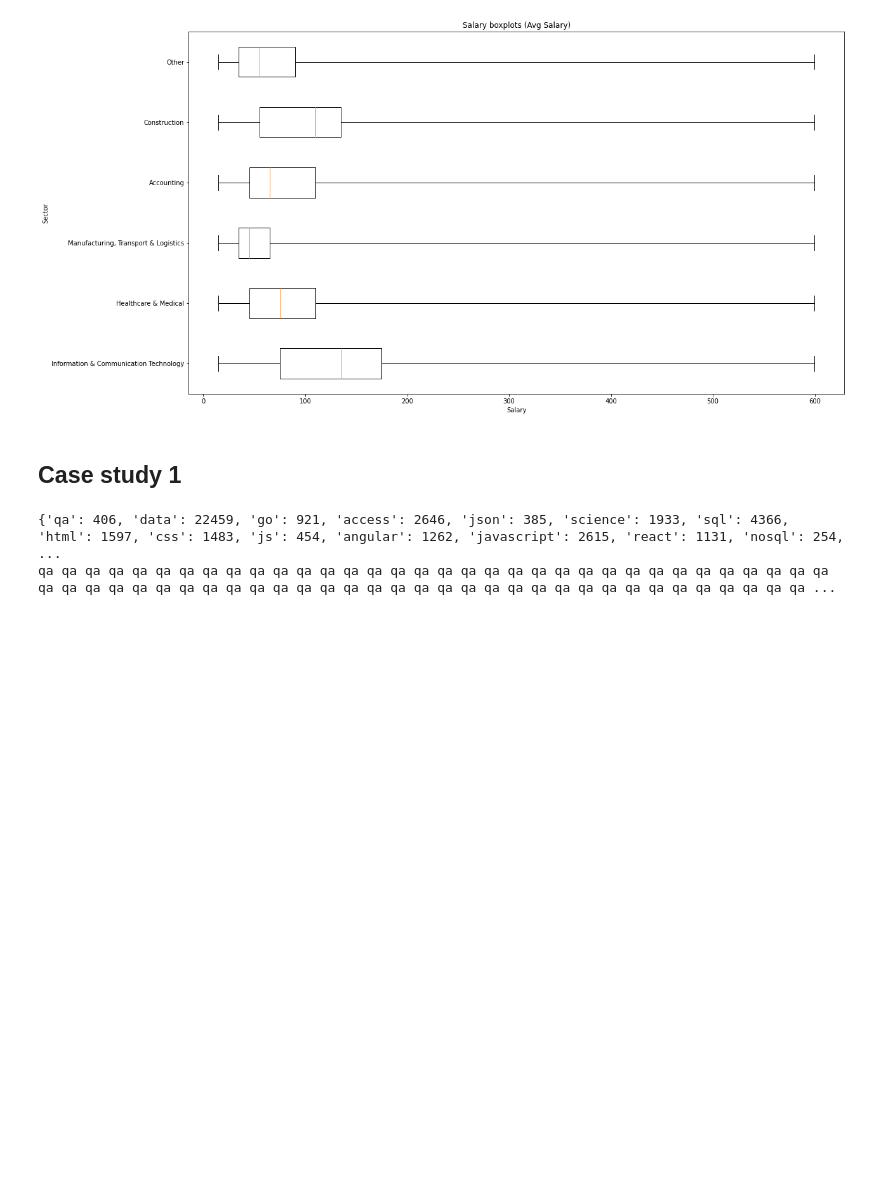
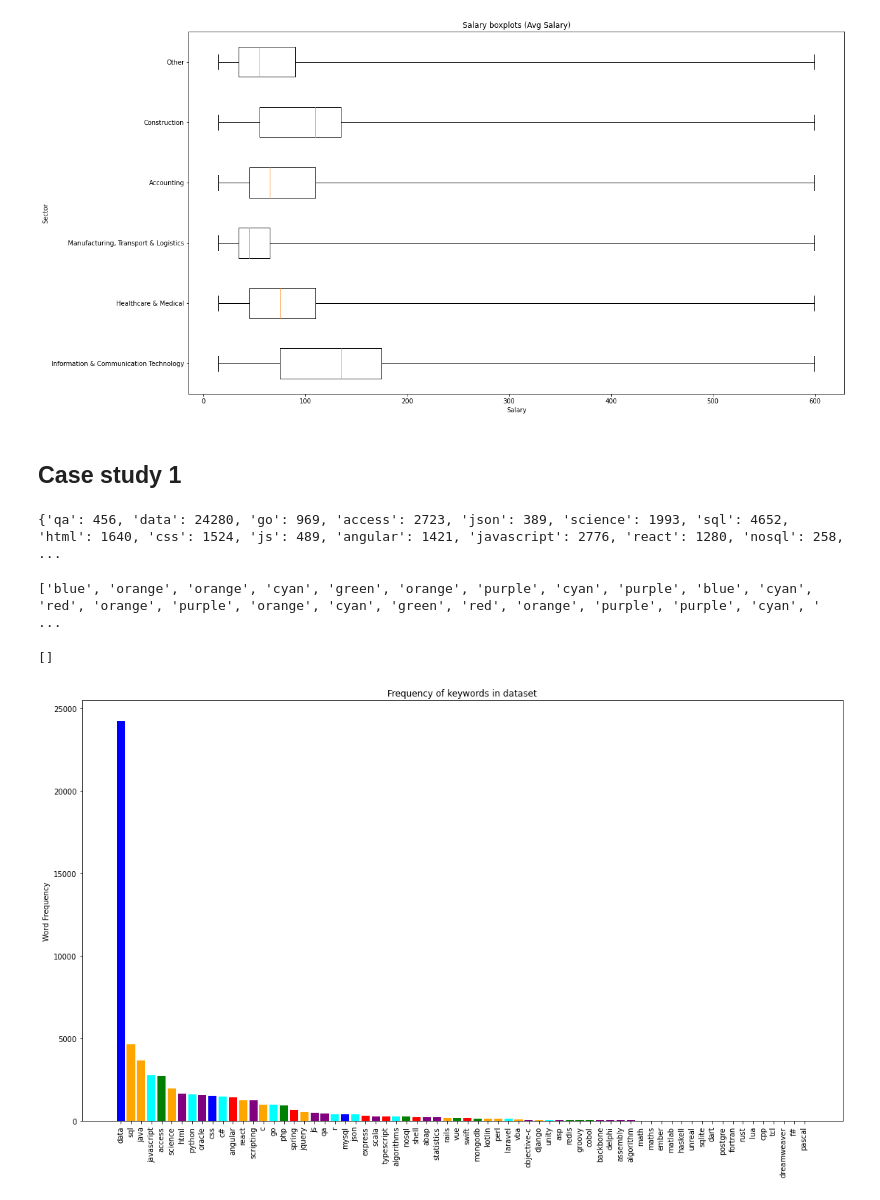
Before and after one commit to ErrolMc/3803-Assignment, a Jupyter notebook: Assignment/Notebook/Assignment.ipynb, the cells around one changed output. Drawn from its saved outputs; the diff is of its cells as text; code cells hidden in the pictures; blank space fills up the shorter version.

```diff
--- a/Assignment/Notebook/Assignment.ipynb
+++ b/Assignment/Notebook/Assignment.ipynb
@@ -406,6 +476,0 @@ period_df = GetPeriodDf(techDF)
-# %%
-numPeriods = len(period_df)
-lastPeriod = periods[len(periods)-1]
-extra_periods = 5
-for i in range(lastPeriod + 1, lastPeriod + extra_periods + 1):
-    period_df = period_df.append({"Period": i, "TotalSalary": 0, "NumSalaries": 0, "AvgSalary": 0}, ignore_index=True)
@@ -646,10 +697,12 @@ import string
 requirements = list()
 for index, row in df.iterrows():
     sector = str(row["Classification"])
-    requirement = str(row["Requirement"]).strip()
 
     if sector == "Information & Communication Technology":
+        requirement = str(row["Requirement"]).strip()
+        description = str(row["FullDescription"]).strip()
         requirements.append(requirement)
+        requirements.append(description)
 # %%
 def remove_html_tags(text):
     """Remove html tags from a string"""
@@ -696,7 +731,7 @@ skills = set(["c++", "cpp", "java", "javascript", "python", "html", "css", "c#",
               "unity", "unreal", "godot",
               "oracle", "mysql", "sql server", "postgre", "mongodb", "db2", "redis", "sqlite", "access",
               "math", "statistics", "science", "algorithm", "algorithms", "maths",
-              "intelligent system", "big data", "data", "aig Data analysis",
+              "intelligent system", "big data", "data", "big Data analysis", "data science",
               "visual studio", "dreamweaver",
               "scripting", "qa"])
 
@@ -716,7 +751,42 @@ for key in frequencies:
     for i in range(count):
         wordcloud += key + " "
 
-print(wordcloud)
+#print(wordcloud)
 # %% [output]
-{'qa': 406, 'data': 22459, 'go': 921, 'access': 2646, 'json': 385, 'science': 1933, 'sql': 4366, 'html': 1597, 'css': 1483, 'js': 454, 'angular': 1262, 'javascript': 2615, 'react': 1131, 'nosql': 254, ...
-qa qa qa qa qa qa qa qa qa qa qa qa qa qa qa qa qa qa qa qa qa qa qa qa qa qa qa qa qa qa qa qa qa qa qa qa qa qa qa qa qa qa qa qa qa qa qa qa qa qa qa qa qa qa qa qa qa qa qa qa qa qa qa qa qa qa qa ...
+{'qa': 456, 'data': 24280, 'go': 969, 'access': 2723, 'json': 389, 'science': 1993, 'sql': 4652, 'html': 1640, 'css': 1524, 'js': 489, 'angular': 1421, 'javascript': 2776, 'react': 1280, 'nosql': 258, ...
+# %%
+import random
+rand = random.SystemRandom()
+
+tups = []
+for key in frequencies:
+    tups.append((key, frequencies[key]))
+tups.sort(key=lambda tup: tup[1], reverse=True)
+
+yVals = []
+xLabels = []
+for tup in tups:
+    xLabels.append(tup[0])
+    yVals.append(tup[1])
+
+colorSet = ['orange', 'red', 'green', 'blue', 'cyan', 'purple']
+colors = []
+for i in range(len(xLabels)):
+    colors.append(rand.choice(colorSet))
+print(colors)
+f, ax = plt.subplots(1, 1)
+
+
+plt.bar(xLabels, yVals, color=colors)
+
+ax.set_title("Frequency of keywords in dataset")
+ax.set_ylabel("Word Frequency")
+
+fig = plt.gcf()
+fig.set_size_inches(18.5, 10.5)
+plt.xticks(rotation=90)
+plt.plot()
+# %% [output]
+['blue', 'orange', 'orange', 'cyan', 'green', 'orange', 'purple', 'cyan', 'purple', 'blue', 'cyan', 'red', 'orange', 'purple', 'orange', 'cyan', 'green', 'red', 'orange', 'purple', 'purple', 'cyan', ' ...
+[]
+[figure, added]
```
Also changed, not shown: parts of 13 cells of this notebook.
